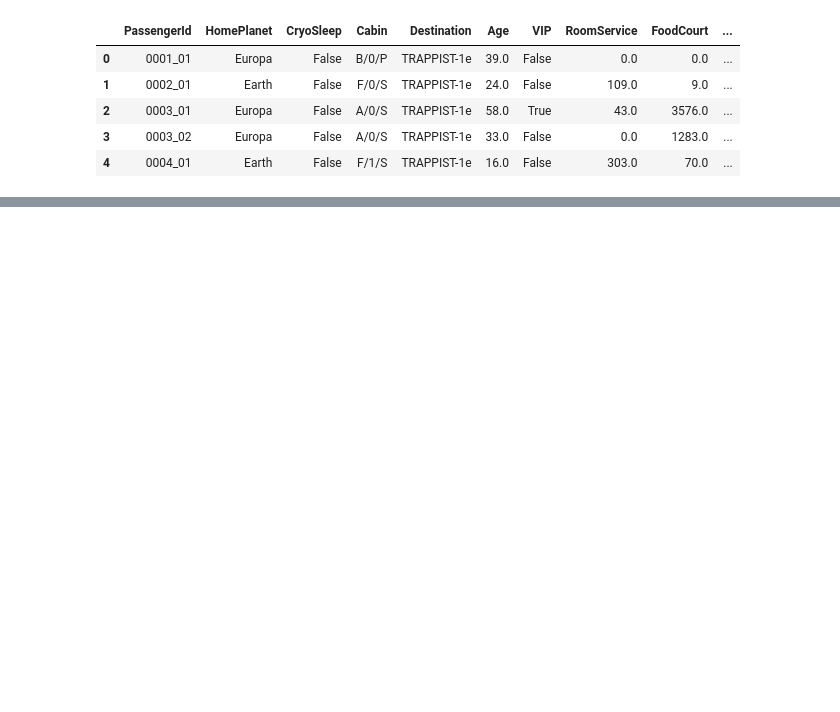
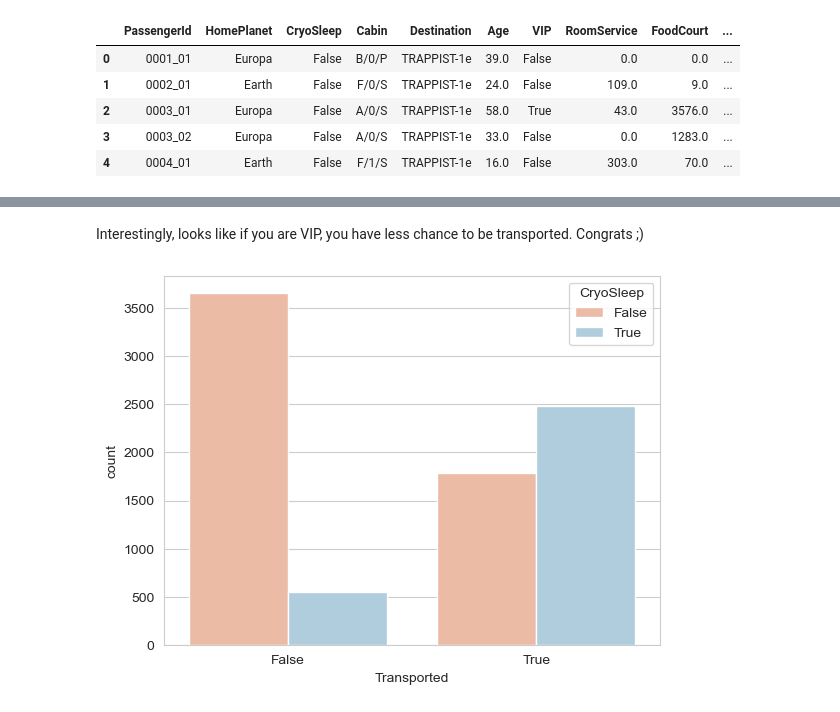
Before and after one commit to AnnaAnastasy/spaceship, a Jupyter notebook: spaceship.ipynb, the cells around one changed output, grey strips where cells are left out. Cells and saved outputs as stored; diff of their text form; code cells hidden in the pictures; blank space fills up the shorter version.

```diff
--- a/spaceship.ipynb
+++ b/spaceship.ipynb
@@ -72,0 +152,6 @@ memory usage: 891.5+ KB
+# %% [markdown]
+Interestingly, looks like if you are VIP, you have less chance to be transported. Congrats ;)
+# %%
+sns.countplot(x='Transported', hue='CryoSleep', data=df_train, palette='RdBu');
+# %% [output]
+[figure, added]
```
Also changed, not shown: parts of 46 cells of this notebook.
